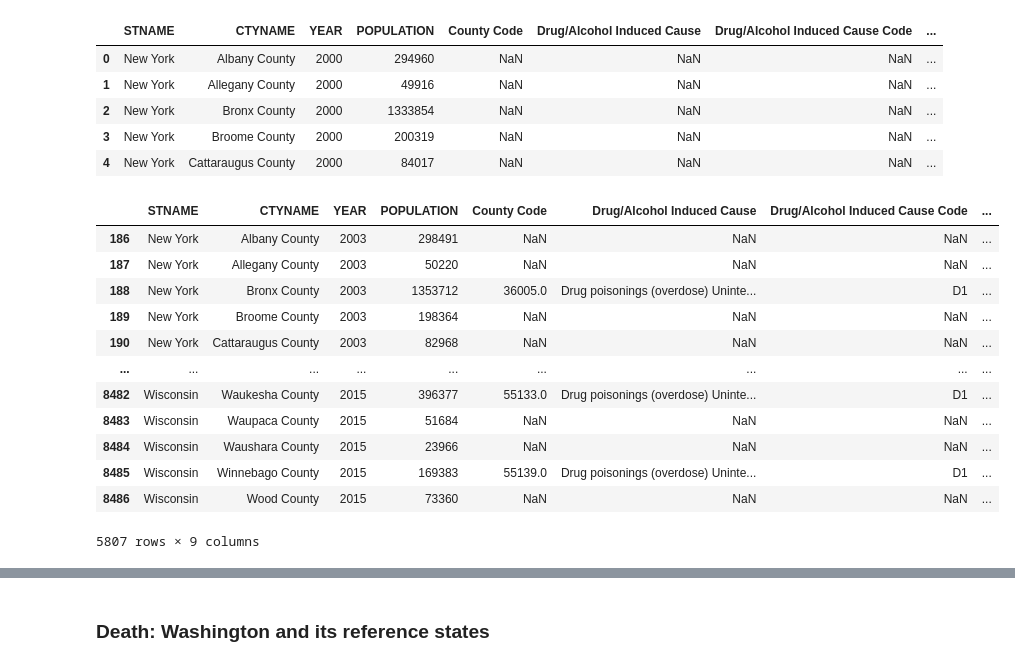
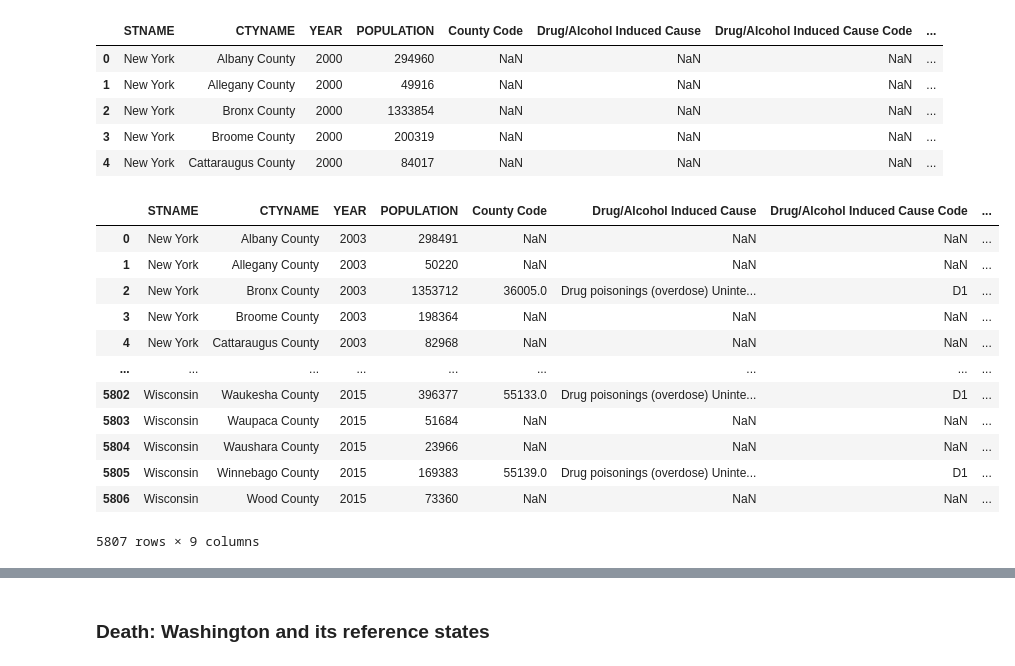
Before and after one commit to YZhu0225/Estimating-the-Impact-of-Opioid-Control-Policies, a Jupyter notebook: 10_code/merge_pop_death.ipynb, the cells around one changed output, grey strips where cells are left out. Cells and saved outputs as stored; diff of their text form; code cells hidden in the pictures.

```diff
--- a/10_code/merge_pop_death.ipynb
+++ b/10_code/merge_pop_death.ipynb
@@ -118,22 +132,22 @@ tx_death_pop.head()
 | 4 | New York | Cattaraugus County | 2000 | 84017 | NaN | NaN | NaN | ... |
 # %%
 # remove the year where we don't have the opoid death data
-min_year2 = tx_death_['YEAR'].min()
-max_year2 = tx_death_['YEAR'].max()
+min_year = tx_death_['YEAR'].min()
+max_year = tx_death_['YEAR'].max()
 
-tx_death_pop = tx_death_pop[(tx_death_pop['YEAR'] >= min_year2) & (tx_death_pop['YEAR'] <= max_year2)].reset_index(drop=True)
+tx_death_pop = tx_death_pop[(tx_death_pop['YEAR'] >= min_year) & (tx_death_pop['YEAR'] <= max_year)].reset_index(drop=True)
 tx_death_pop
 # %% [output]
 |  | STNAME | CTYNAME | YEAR | POPULATION | County Code | Drug/Alcohol Induced Cause | Drug/Alcohol Induced Cause Code | ... |
-| 186 | New York | Albany County | 2003 | 298491 | NaN | NaN | NaN | ... |
-| 187 | New York | Allegany County | 2003 | 50220 | NaN | NaN | NaN | ... |
-| 188 | New York | Bronx County | 2003 | 1353712 | 36005.0 | Drug poisonings (overdose) Uninte... | D1 | ... |
-| 189 | New York | Broome County | 2003 | 198364 | NaN | NaN | NaN | ... |
-| 190 | New York | Cattaraugus County | 2003 | 82968 | NaN | NaN | NaN | ... |
+| 0 | New York | Albany County | 2003 | 298491 | NaN | NaN | NaN | ... |
+| 1 | New York | Allegany County | 2003 | 50220 | NaN | NaN | NaN | ... |
+| 2 | New York | Bronx County | 2003 | 1353712 | 36005.0 | Drug poisonings (overdose) Uninte... | D1 | ... |
+| 3 | New York | Broome County | 2003 | 198364 | NaN | NaN | NaN | ... |
+| 4 | New York | Cattaraugus County | 2003 | 82968 | NaN | NaN | NaN | ... |
 | ... | ... | ... | ... | ... | ... | ... | ... | ... |
-| 8482 | Wisconsin | Waukesha County | 2015 | 396377 | 55133.0 | Drug poisonings (overdose) Uninte... | D1 | ... |
-| 8483 | Wisconsin | Waupaca County | 2015 | 51684 | NaN | NaN | NaN | ... |
-| 8484 | Wisconsin | Waushara County | 2015 | 23966 | NaN | NaN | NaN | ... |
-| 8485 | Wisconsin | Winnebago County | 2015 | 169383 | 55139.0 | Drug poisonings (overdose) Uninte... | D1 | ... |
-| 8486 | Wisconsin | Wood County | 2015 | 73360 | NaN | NaN | NaN | ... |
+| 5802 | Wisconsin | Waukesha County | 2015 | 396377 | 55133.0 | Drug poisonings (overdose) Uninte... | D1 | ... |
+| 5803 | Wisconsin | Waupaca County | 2015 | 51684 | NaN | NaN | NaN | ... |
+| 5804 | Wisconsin | Waushara County | 2015 | 23966 | NaN | NaN | NaN | ... |
+| 5805 | Wisconsin | Winnebago County | 2015 | 169383 | 55139.0 | Drug poisonings (overdose) Uninte... | D1 | ... |
+| 5806 | Wisconsin | Wood County | 2015 | 73360 | NaN | NaN | NaN | ... |
 5807 rows × 9 columns
```
Also changed, not shown: parts of 5 cells of this notebook.
